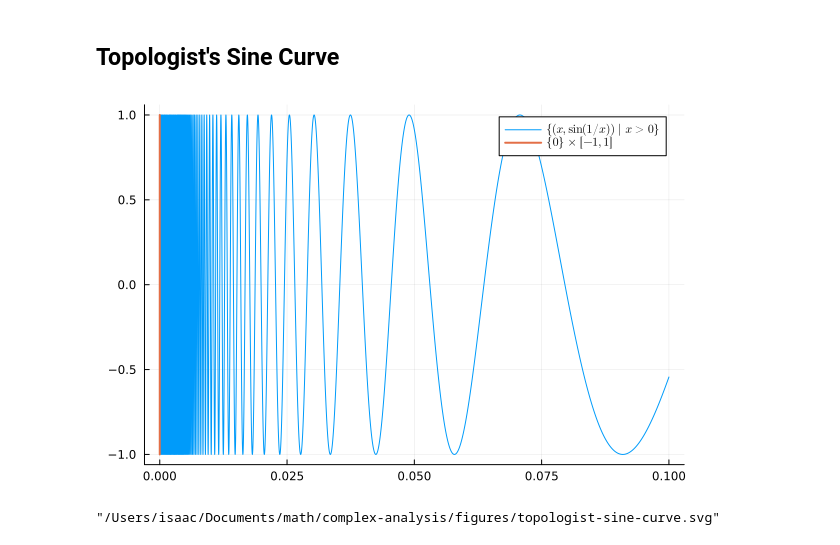
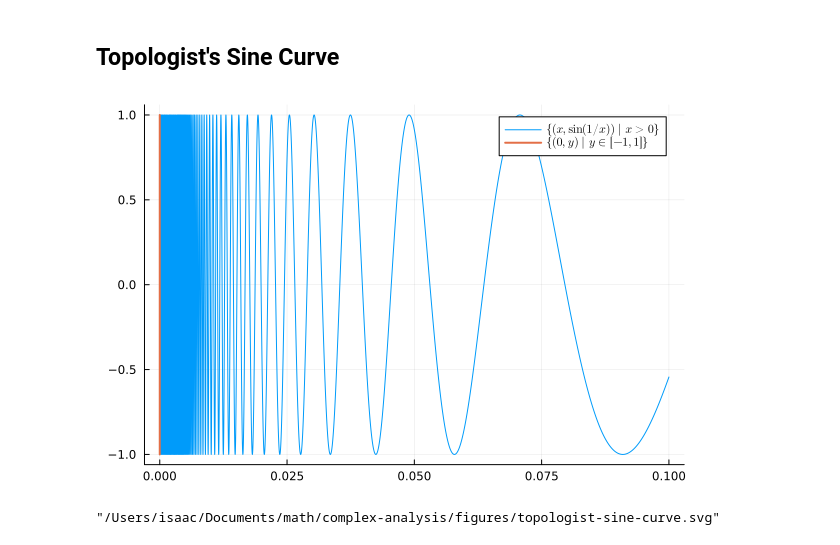
Before and after one commit to Isaac-Fate/math, a Jupyter notebook: complex-analysis/notebooks/preliminaries-to-complex-analysis/topology-on-the-complex-plane.ipynb, the cells around one changed output. Drawn from its saved outputs; the diff is of its cells as text; code cells hidden in the pictures.

```diff
--- a/complex-analysis/notebooks/preliminaries-to-complex-analysis/topology-on-the-complex-plane.ipynb
+++ b/complex-analysis/notebooks/preliminaries-to-complex-analysis/topology-on-the-complex-plane.ipynb
@@ -92,23 +92,23 @@ savefig(joinpath(FIGURES_DIR, "piecewise-smooth-curve-from-z0-to-w.svg"))
 # %%
 plot()
 
 x = 1e-4:1e-6:0.1
 plot!(
-    x,
-    sin.(1 ./ x),
-    label=L"\{(x, \sin(1/x)) \mid x > 0\}",
+	x,
+	sin.(1 ./ x),
+	label = L"\{(x, \sin(1/x)) \mid x > 0\}",
 )
 
 t = 0.0:0.01:1.0
 γ = t -> 0.0 + im * (2t - 1)
 plot!(
-    real(γ.(t)),
-    imag(γ.(t)),
-    linewidth=2,
-    label=L"\{0\} \times [-1, 1]",
+	real(γ.(t)),
+	imag(γ.(t)),
+	linewidth = 2,
+	label = L"\{(0, y) \mid y \in [-1, 1]\}",
 )
 # %% [output]
-[figure, old version]
+[figure, new version]
 # %%
 savefig(joinpath(FIGURES_DIR, "topologist-sine-curve.svg"))
 # %% [output]
```
Also changed, not shown: parts of 1 cell of this notebook, 1 other file.
